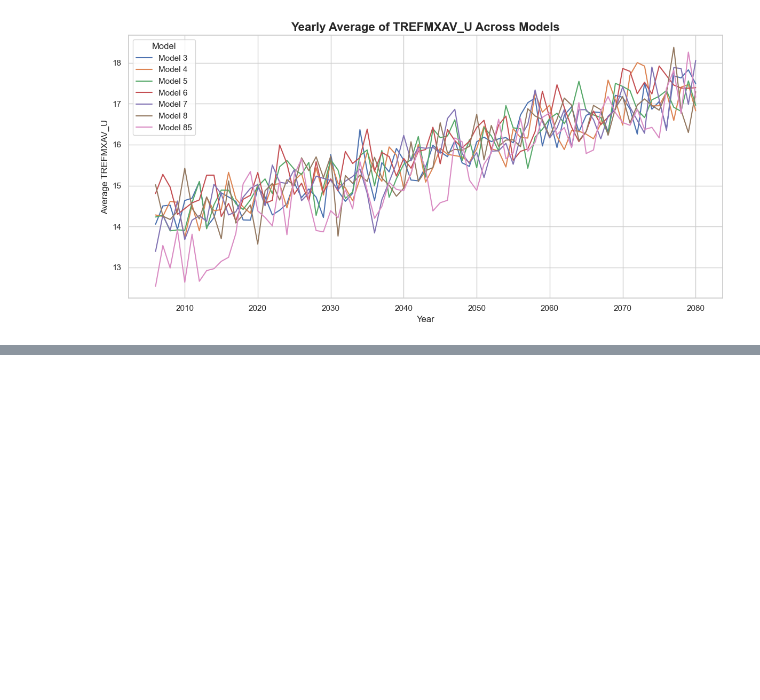
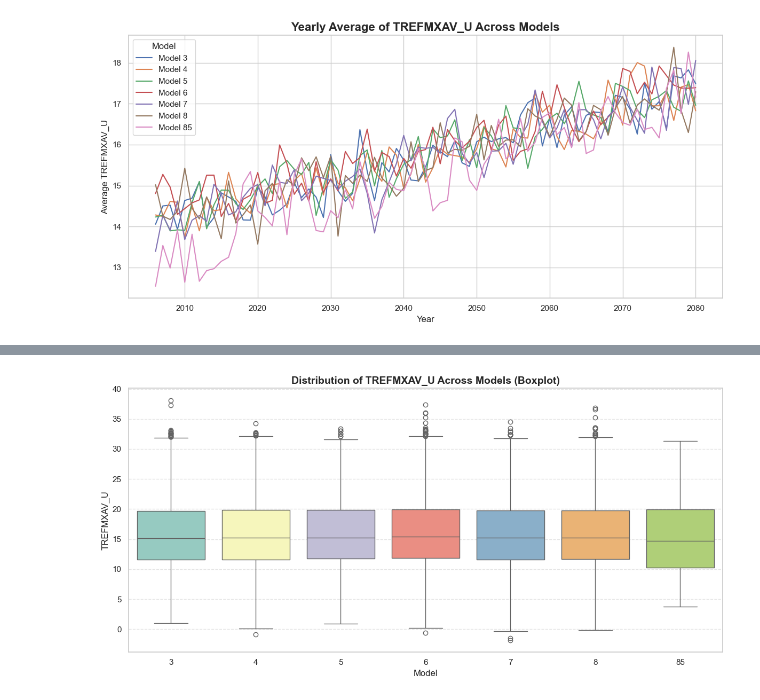
Before and after one commit to JYHYL/EART60702-Group3, a Jupyter notebook: EDA.ipynb, the cells around one changed output, grey strips where cells are left out. Cells and saved outputs as stored; diff of their text form; code cells hidden in the pictures; blank space fills up the shorter version.

```diff
--- a/EDA.ipynb
+++ b/EDA.ipynb
@@ -197,31 +123,0 @@ plt.show()
-# %%
-import matplotlib.pyplot as plt
-import pandas as pd
-
-# 拼接 year 和 month 成字符串格式：'YYYY-MM'
-df['year_month'] = df['year'].astype(str) + '-' + df['month'].astype(str).str.zfill(2)
-
-# 分组计算每个模型在每个月的平均 TREFMXAV_U
-grouped = df.groupby(['model', 'year_month'])['TREFMXAV_U'].mean().reset_index()
-
-# 排序 year_month，确保线条按时间走
-grouped['year_month'] = pd.to_datetime(grouped['year_month'], format='%Y-%m')
-
-# 按时间排序
-grouped = grouped.sort_values('year_month')
-
-# 开始画图
-plt.figure(figsize=(12, 6))
-
-for model in grouped['model'].unique():
-    model_data = grouped[grouped['model'] == model]
-    plt.plot(model_data['year_month'], model_data['TREFMXAV_U'], label=f'Model {model}')
-
-# 图形设置
-plt.title("Average TREFMXAV_U by Year-Month Across Models", fontsize=16, fontweight='bold')
-plt.xlabel("Year-Month")
-plt.ylabel("Average TREFMXAV_U")
-plt.legend(title='Model')
-plt.grid(True)
-plt.tight_layout()
-plt.show()
@@ -250,0 +206,12 @@ plt.show()
+# %%
+plt.figure(figsize=(12, 6))
+sns.boxplot(data=df, x='model', y='TREFMXAV_U', palette='Set3')
+
+plt.title('Distribution of TREFMXAV_U Across Models (Boxplot)', fontsize=14, fontweight='bold')
+plt.xlabel('Model')
+plt.ylabel('TREFMXAV_U')
+plt.grid(axis='y', linestyle='--', alpha=0.5)
+plt.tight_layout()
+plt.show()
+# %% [output]
+[figure, added]
```
Also changed, not shown: parts of 11 cells of this notebook.
